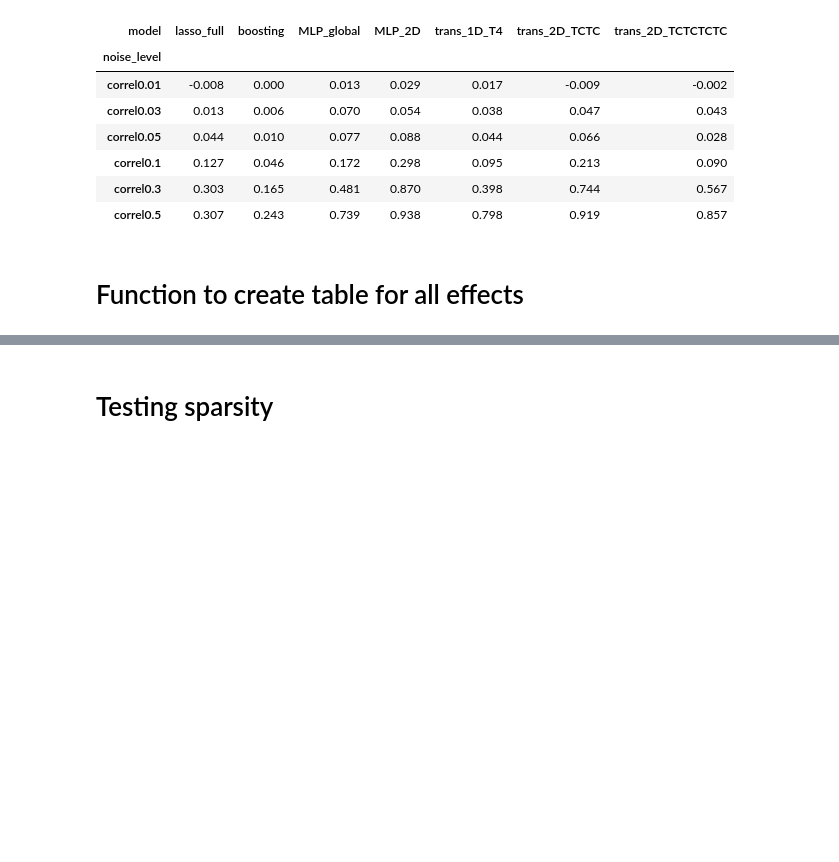
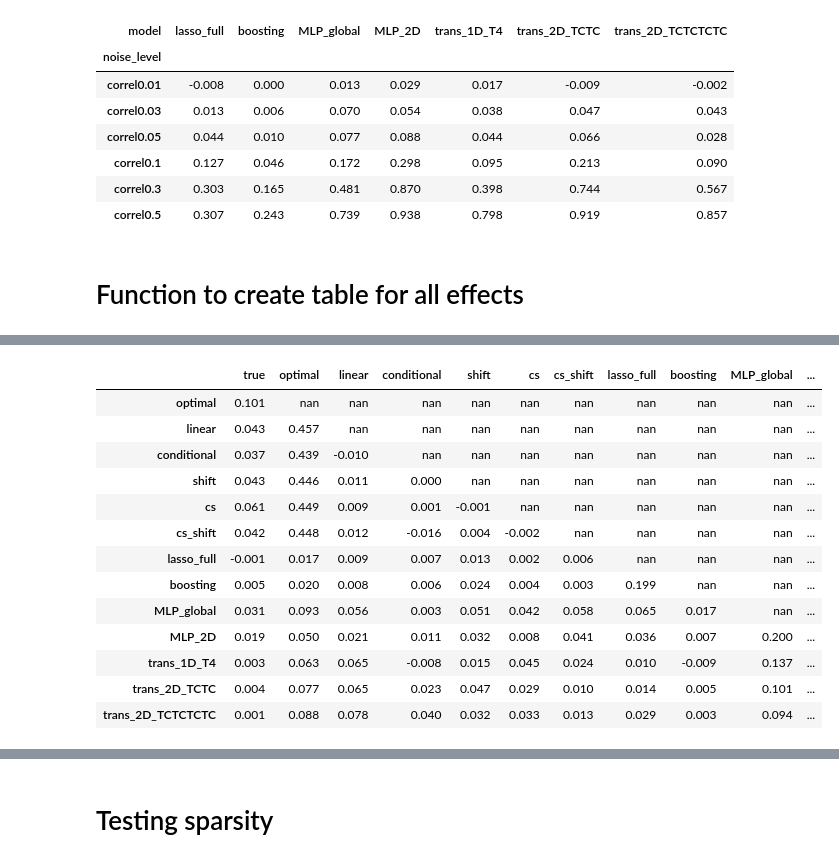
Before and after one commit to cyrilgarcia009/TSNN, a Jupyter notebook: notebooks/figures_for_paper1.ipynb, the cells around one changed output, grey strips where cells are left out. Saved outputs shown, nothing was run; the diff lists cells and outputs as text; code cells hidden in the pictures; blank space fills up the shorter version.

```diff
--- a/notebooks/figures_for_paper1.ipynb
+++ b/notebooks/figures_for_paper1.ipynb
@@ -692,0 +752,17 @@ display(b1.style.background_gradient(cmap='coolwarm', vmin=-1, vmax=1).format(pr
+# %%
+display(all_effects_test_3.style.background_gradient(cmap='coolwarm', vmin=-1, vmax=1).format(precision=3))
+# %% [output]
+|  | true | optimal | linear | conditional | shift | cs | cs_shift | lasso_full | boosting | MLP_global | ... |
+| optimal | 0.101 | nan | nan | nan | nan | nan | nan | nan | nan | nan | ... |
+| linear | 0.043 | 0.457 | nan | nan | nan | nan | nan | nan | nan | nan | ... |
+| conditional | 0.037 | 0.439 | -0.010 | nan | nan | nan | nan | nan | nan | nan | ... |
+| shift | 0.043 | 0.446 | 0.011 | 0.000 | nan | nan | nan | nan | nan | nan | ... |
+| cs | 0.061 | 0.449 | 0.009 | 0.001 | -0.001 | nan | nan | nan | nan | nan | ... |
+| cs_shift | 0.042 | 0.448 | 0.012 | -0.016 | 0.004 | -0.002 | nan | nan | nan | nan | ... |
+| lasso_full | -0.001 | 0.017 | 0.009 | 0.007 | 0.013 | 0.002 | 0.006 | nan | nan | nan | ... |
+| boosting | 0.005 | 0.020 | 0.008 | 0.006 | 0.024 | 0.004 | 0.003 | 0.199 | nan | nan | ... |
+| MLP_global | 0.031 | 0.093 | 0.056 | 0.003 | 0.051 | 0.042 | 0.058 | 0.065 | 0.017 | nan | ... |
+| MLP_2D | 0.019 | 0.050 | 0.021 | 0.011 | 0.032 | 0.008 | 0.041 | 0.036 | 0.007 | 0.200 | ... |
+| trans_1D_T4 | 0.003 | 0.063 | 0.065 | -0.008 | 0.015 | 0.045 | 0.024 | 0.010 | -0.009 | 0.137 | ... |
+| trans_2D_TCTC | 0.004 | 0.077 | 0.065 | 0.023 | 0.047 | 0.029 | 0.010 | 0.014 | 0.005 | 0.101 | ... |
+| trans_2D_TCTCTCTC | 0.001 | 0.088 | 0.078 | 0.040 | 0.032 | 0.033 | 0.013 | 0.029 | 0.003 | 0.094 | ... |
```
Also changed, not shown: parts of 20 cells of this notebook.
